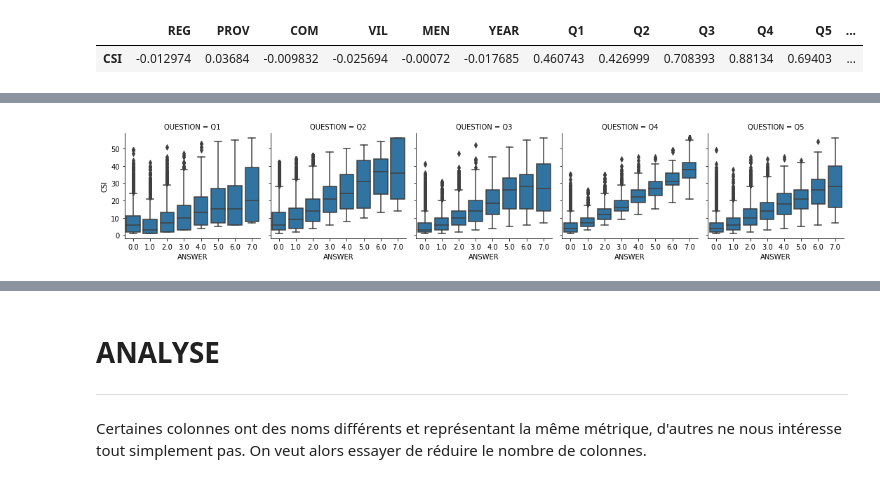
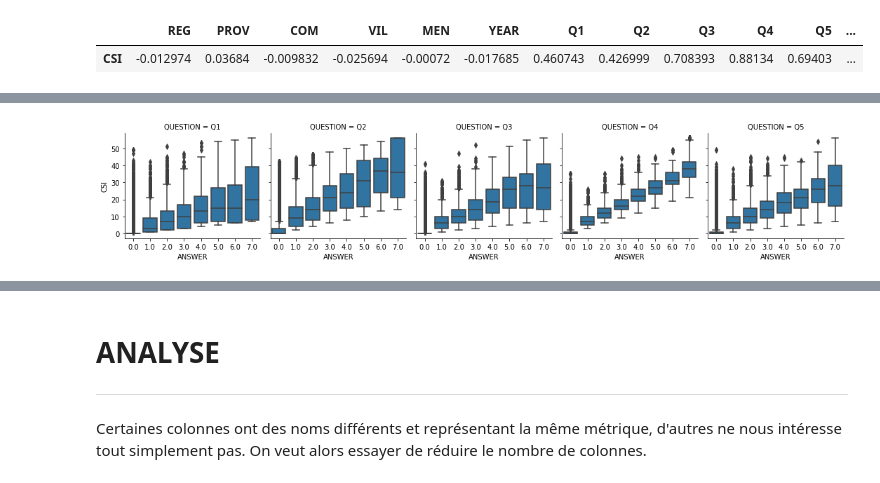
Before and after one commit to moulikatou/Ter_securite_Alimentaire_Miashs, a Jupyter notebook: notebooks/ter.ipynb, the cells around one changed output, grey strips where cells are left out. Cells and saved outputs as stored; diff of their text form; code cells hidden in the pictures.

```diff
--- a/notebooks/ter.ipynb
+++ b/notebooks/ter.ipynb
@@ -314,5 +315,6 @@ On va maintenant changer la structure du dataframe afin de pouvoir afficher corr
 # %%
-plot_data = raw_data[raw_data.CSI > 0.0]
+# plot_data = raw_data[raw_data.CSI > 0.0]
+plot_data = raw_data
 plot_data = plot_data.melt(id_vars=(col["metadata"] + col["target"]), var_name="QUESTION", value_name="ANSWER")
 # %%
 sns.histplot(plot_data.ANSWER)
@@ -321,0 +363,7 @@ plt.show()
+# %%
+geo = "REG"
+
+d = plot_data.groupby(by=[geo, "YEAR"]).mean().reset_index()
+g = sns.FacetGrid(d, col=geo, col_wrap=4)
+g.map(sns.scatterplot, "YEAR", "CSI")
+plt.show()
@@ -322,7 +372,7 @@ plt.show()
 # %%
-g = sns.FacetGrid(plot_data, col="QUESTION")
+dg = sns.FacetGrid(plot_data, col="QUESTION")
 g.map(sns.boxplot, "ANSWER", "CSI", order=plot_data.ANSWER.unique().sort())
 plt.show()
 # %% [output]
-[figure, old version]
+[figure, new version]
 # %%
```
Also changed, not shown: parts of 18 cells of this notebook.
